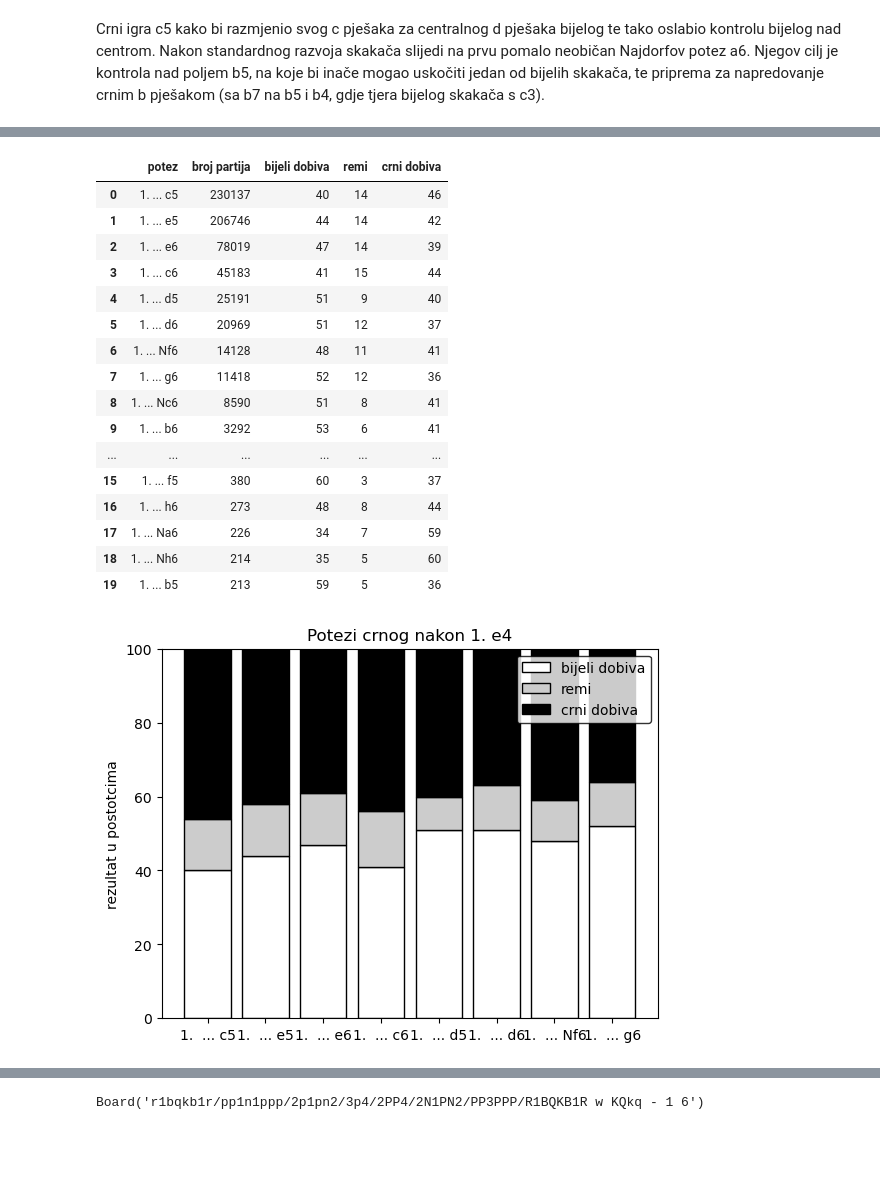
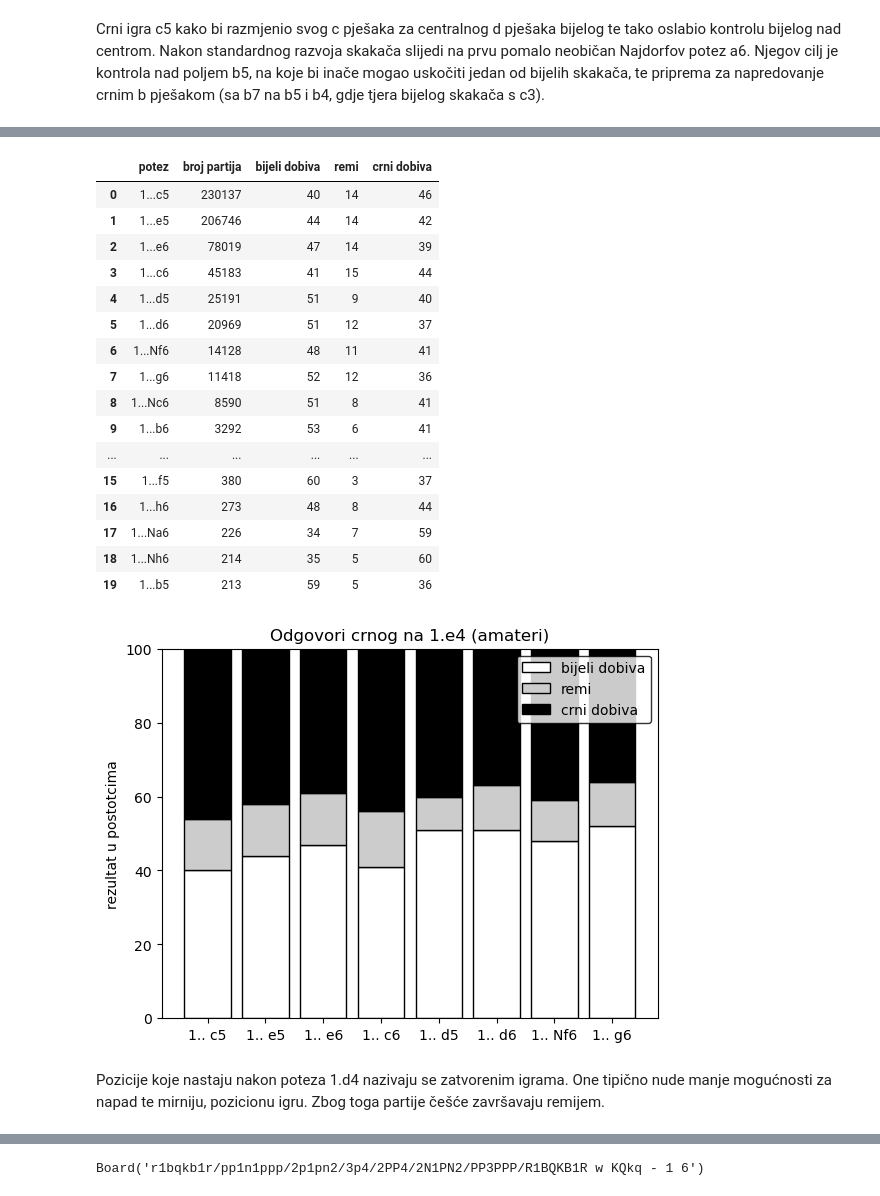
Before and after one commit to ring-bearer/ms, a Jupyter notebook: sah.ipynb, the cells around one changed output, grey strips where cells are left out. Cells and saved outputs as stored; diff of their text form; code cells hidden in the pictures; blank space fills up the shorter version.

```diff
--- a/sah.ipynb
+++ b/sah.ipynb
@@ -309,6 +327,7 @@ def adjust(data):
                         'White wins': 'bijeli dobiva', 'Draws': 'remi',
                         'Black wins': 'crni dobiva'}, axis='columns')
     data = data.drop([0])
+    data['potez'] = data['potez'].str.replace("1.  ... ","1...")
     data.index -= 1
     data = numeric(data)
     return data
@@ -453,23 +472,25 @@ noobe4 = adjust(noobe4)
 noobe4
 # %% [output]
 |  | potez | broj partija | bijeli dobiva | remi | crni dobiva |
-| 0 | 1. ... c5 | 230137 | 40 | 14 | 46 |
-| 1 | 1. ... e5 | 206746 | 44 | 14 | 42 |
-| 2 | 1. ... e6 | 78019 | 47 | 14 | 39 |
-| 3 | 1. ... c6 | 45183 | 41 | 15 | 44 |
-| 4 | 1. ... d5 | 25191 | 51 | 9 | 40 |
-| 5 | 1. ... d6 | 20969 | 51 | 12 | 37 |
-| 6 | 1. ... Nf6 | 14128 | 48 | 11 | 41 |
-| 7 | 1. ... g6 | 11418 | 52 | 12 | 36 |
-| 8 | 1. ... Nc6 | 8590 | 51 | 8 | 41 |
-| 9 | 1. ... b6 | 3292 | 53 | 6 | 41 |
+| 0 | 1...c5 | 230137 | 40 | 14 | 46 |
+| 1 | 1...e5 | 206746 | 44 | 14 | 42 |
+| 2 | 1...e6 | 78019 | 47 | 14 | 39 |
+| 3 | 1...c6 | 45183 | 41 | 15 | 44 |
+| 4 | 1...d5 | 25191 | 51 | 9 | 40 |
+| 5 | 1...d6 | 20969 | 51 | 12 | 37 |
+| 6 | 1...Nf6 | 14128 | 48 | 11 | 41 |
+| 7 | 1...g6 | 11418 | 52 | 12 | 36 |
+| 8 | 1...Nc6 | 8590 | 51 | 8 | 41 |
+| 9 | 1...b6 | 3292 | 53 | 6 | 41 |
 | ... | ... | ... | ... | ... | ... |
-| 15 | 1. ... f5 | 380 | 60 | 3 | 37 |
-| 16 | 1. ... h6 | 273 | 48 | 8 | 44 |
-| 17 | 1. ... Na6 | 226 | 34 | 7 | 59 |
-| 18 | 1. ... Nh6 | 214 | 35 | 5 | 60 |
-| 19 | 1. ... b5 | 213 | 59 | 5 | 36 |
+| 15 | 1...f5 | 380 | 60 | 3 | 37 |
+| 16 | 1...h6 | 273 | 48 | 8 | 44 |
+| 17 | 1...Na6 | 226 | 34 | 7 | 59 |
+| 18 | 1...Nh6 | 214 | 35 | 5 | 60 |
+| 19 | 1...b5 | 213 | 59 | 5 | 36 |
 # %%
-graph(noobe4,8)
+graph(noobe4,title="Odgovori crnog na 1.e4 (amateri)",headstart=8)
 # %% [output]
-[figure, old version]
+[figure, new version]
+# %% [markdown]
+Pozicije koje nastaju nakon poteza 1.d4 nazivaju se zatvorenim igrama. One tipično nude manje mogućnosti za napad te mirniju, pozicionu igru. Zbog toga partije češće završavaju remijem.
```
Also changed, not shown: parts of 22 cells of this notebook, 2 other files.
